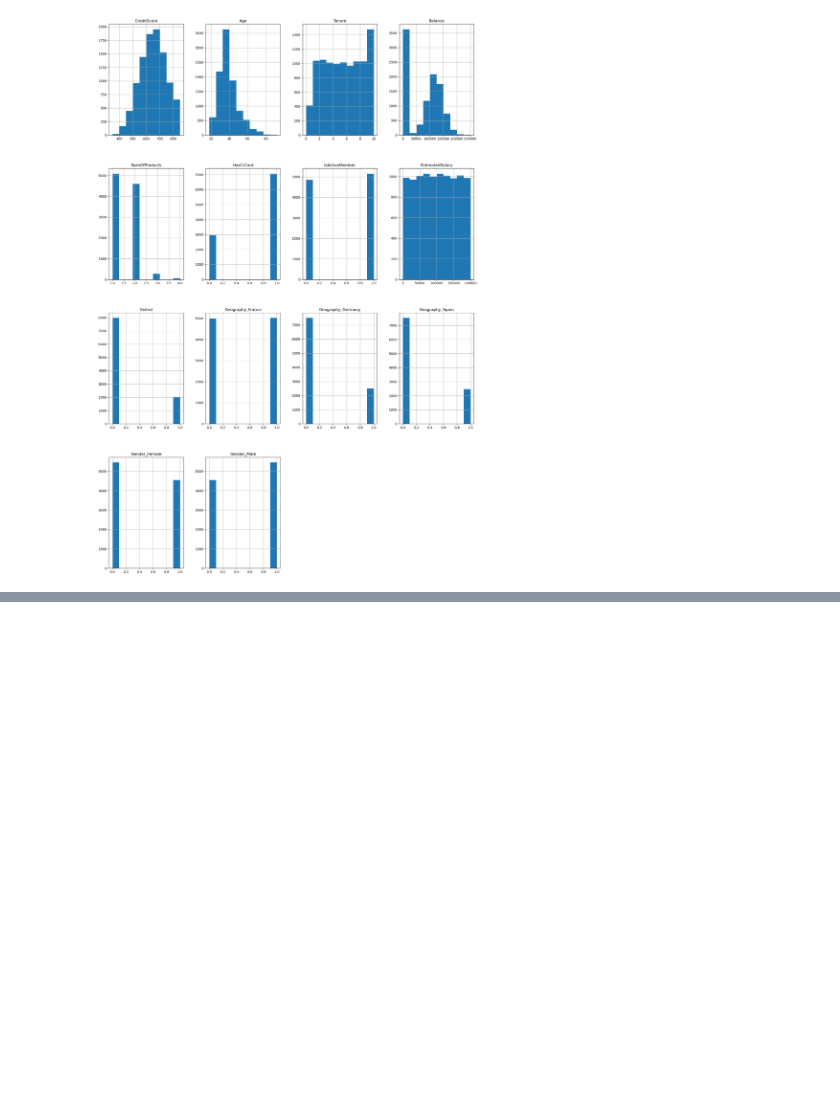
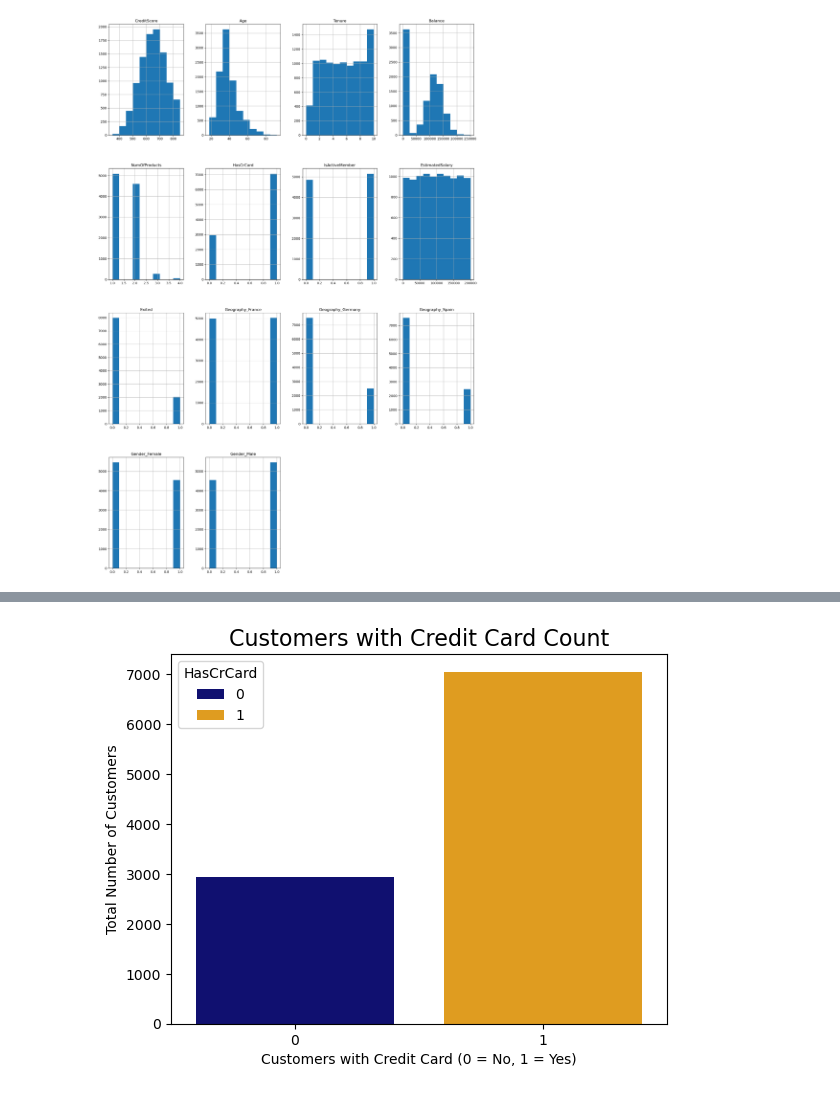
Before and after one commit to marlonmunoz/DeepLearning-ANN-Build-and-Optimize, a Jupyter notebook: ANN_project.ipynb, the cells around one changed output, grey strips where cells are left out. Saved outputs shown, nothing was run; the diff lists cells and outputs as text; code cells hidden in the pictures; blank space fills up the shorter version.

```diff
--- a/ANN_project.ipynb
+++ b/ANN_project.ipynb
@@ -154,0 +155,8 @@ plt.show()
+# %%
+sns.countplot(x="HasCrCard", data=db2, hue="HasCrCard", palette=['navy', 'orange'])
+plt.ylabel("Total Number of Customers")
+plt.xlabel("Customers with Credit Card (0 = No, 1 = Yes)")
+plt.title("Customers with Credit Card Count", fontsize=16)
+plt.show()
+# %% [output]
+[figure, added]
```
Also changed, not shown: parts of 3 cells of this notebook.
